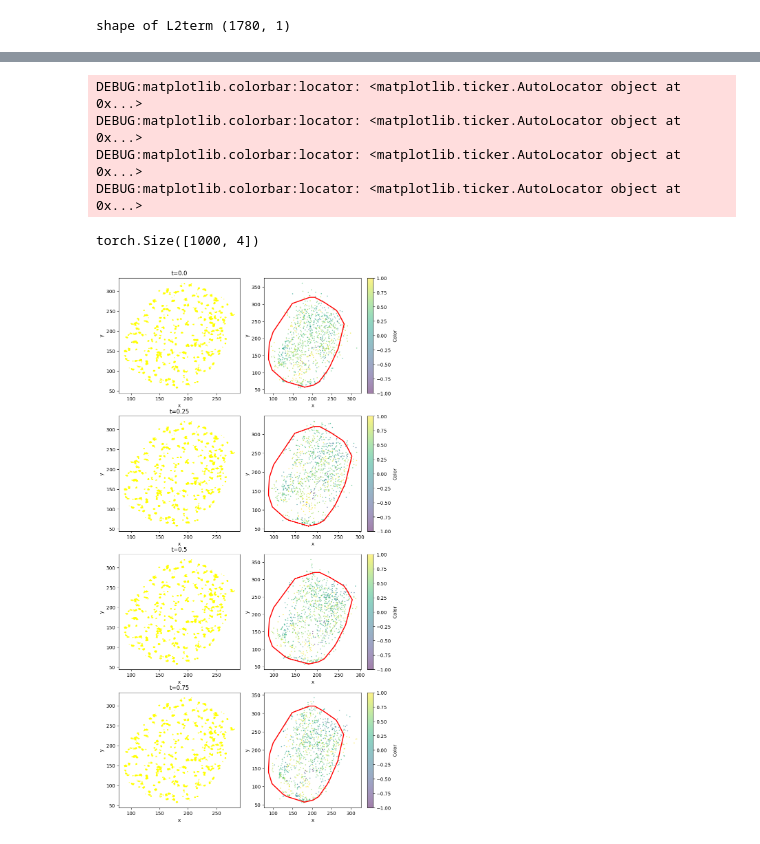
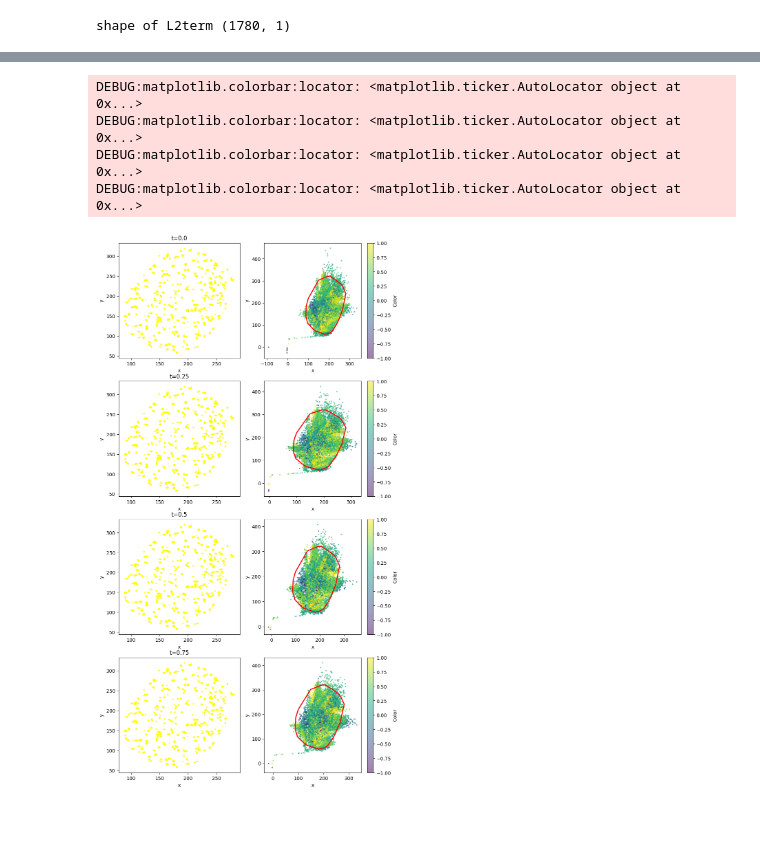
Before and after one commit to mkrishnapraneet/2D-Temporal-normalizing-flows, a Jupyter notebook: TNFwithRealNVP/test.ipynb, the cells around one changed output, grey strips where cells are left out. Cells and saved outputs as stored; diff of their text form; code cells hidden in the pictures.

Commit message:
more samples

```diff
--- a/TNFwithRealNVP/test.ipynb
+++ b/TNFwithRealNVP/test.ipynb
@@ -99,7 +99,7 @@ def plot_data(samples, isColor=False, **kwargs):
         x = samples[:, 0]
         y = samples[:, 1]
         colors = samples[:, 2]
-        plt.scatter(x, y, c=colors, cmap='viridis', alpha=0.5, s=1.5, vmin=-1, vmax=1)
+        plt.scatter(x, y, c=colors, cmap='viridis', alpha=0.5, s=3.5, vmin=-1, vmax=1)
         plt.colorbar(label='Color')
         plt.xlabel('x')
         plt.ylabel('y')
@@ -332,7 +349,7 @@ plot_data(xxx, color="black", alpha=0.3)
 plt.title("t=0.75")
 
 plt.subplot(4, 2, 2)
-samples = model.sample(1000, t=0).data
+samples = model.sample(10000, t=0).data
 # plt.plot(coords[:,0], coords[:,1], 'o', color='yellow', markersize=1, alpha=0.5)
 plt.plot(cell_coords_closed[:,0], cell_coords_closed[:,1], color='red', linestyle='-', linewidth=2)
 plot_data(samples, isColor=True, color="black", alpha=0.5)
@@ -341,37 +358,35 @@ plot_data(samples, isColor=True, color="black", alpha=0.5)
 # plt.title("t=0.0")
 
 plt.subplot(4, 2, 4)
-samples = model.sample(1000, t=0.25).data
+samples = model.sample(10000, t=0.25).data
 # plt.plot(coords[:,0], coords[:,1], 'o', color='yellow', markersize=1, alpha=0.5)
 plt.plot(cell_coords_closed[:,0], cell_coords_closed[:,1], color='red', linestyle='-', linewidth=2)
 plot_data(samples, isColor=True, color="black", alpha=0.5)
 # plt.xlim((0,400))
 # plt.ylim((0,400))
 # plt.title("t=0.25")
 
 plt.subplot(4, 2, 6)
-samples = model.sample(1000, t=0.5).data
+samples = model.sample(10000, t=0.5).data
 # plt.plot(coords[:,0], coords[:,1], 'o', color='yellow', markersize=1, alpha=0.5)
 plt.plot(cell_coords_closed[:,0], cell_coords_closed[:,1], color='red', linestyle='-', linewidth=2)
 plot_data(samples, isColor=True, color="black", alpha=0.5)
 # plt.xlim((0,400))
 # plt.ylim((0,400))
 # plt.title("t=0.5")
 
 plt.subplot(4, 2, 8)
-samples = model.sample(1000, t=0.75).data
+samples = model.sample(10000, t=0.75).data
 # plt.plot(coords[:,0], coords[:,1], 'o', color='yellow', markersize=1, alpha=0.5)
 plt.plot(cell_coords_closed[:,0], cell_coords_closed[:,1], color='red', linestyle='-', linewidth=2)
 plot_data(samples, isColor=True, color="black", alpha=0.5)
-print(samples.shape)
 # plt.xlim((0,400))
 # plt.ylim((0,400))
 # plt.title("t=0.75")
 plt.show()
 # %% [output]
 DEBUG:matplotlib.colorbar:locator: <matplotlib.ticker.AutoLocator object at 0x...>
 DEBUG:matplotlib.colorbar:locator: <matplotlib.ticker.AutoLocator object at 0x...>
 DEBUG:matplotlib.colorbar:locator: <matplotlib.ticker.AutoLocator object at 0x...>
 DEBUG:matplotlib.colorbar:locator: <matplotlib.ticker.AutoLocator object at 0x...>
-torch.Size([1000, 4])
-[figure, old version]
+[figure, new version]
```
Also changed, not shown: parts of 4 cells of this notebook, 3 other files.
